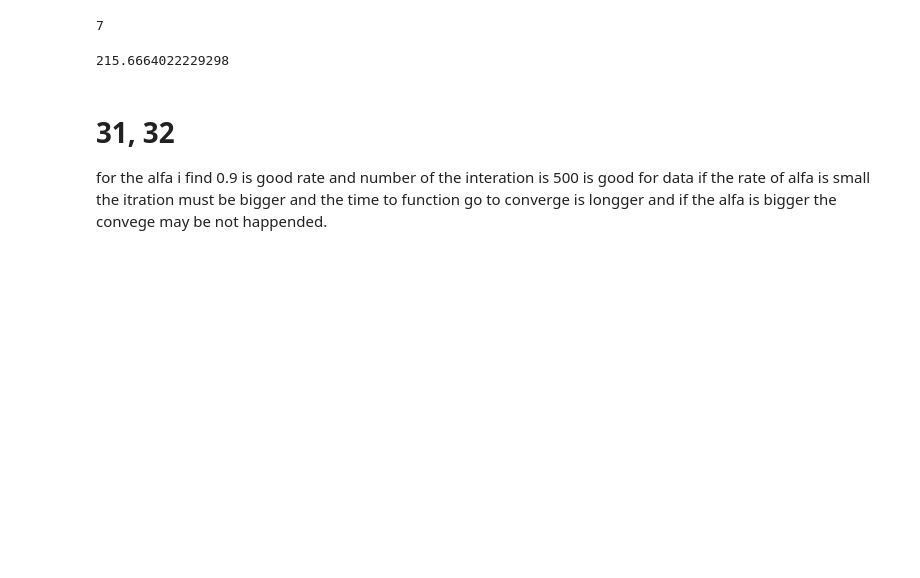
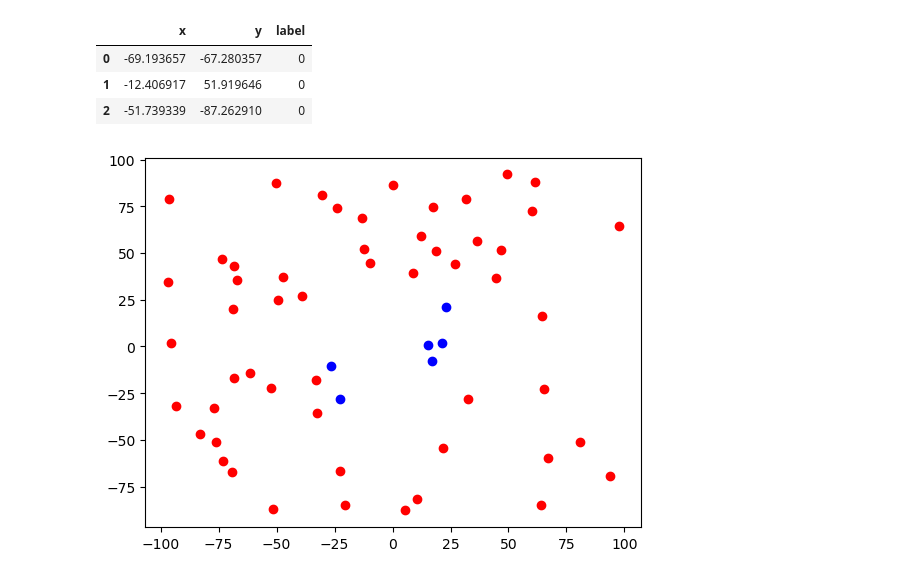
Before and after one commit to mohammad-sadegh-ilaghi/machine_learning_exercises, a Jupyter notebook: project.ipynb, the cells around one changed output. Cells and saved outputs as stored; diff of their text form; code cells hidden in the pictures; blank space fills up the shorter version.

```diff
--- a/project.ipynb
+++ b/project.ipynb
@@ -419,8 +0,0 @@ w_train , b_train = grudiant_decsion(x_train[1:], y_train, [np.random.randint(10
-# %%
-compute_cost_multi_feature(x_test, y_test, w_train, b_train)
-# %% [output]
-7
-215.6664022229298
-# %% [markdown]
-# 31, 32
-for the alfa i find 0.9 is good rate and number of the interation is 500 is good for data if the rate of alfa is small the itration must be bigger and the time to function go to converge is longger and if the alfa is bigger the convege may be not happended.
@@ -426,0 +6,17 @@ for the alfa i find 0.9 is good rate and number of the interation is 500 is good
+# %%
+data = pd.read_csv('dataset.csv')
+data[:3]
+# %% [output]
+|  | x | y | label |
+| 0 | -69.193657 | -67.280357 | 0 |
+| 1 | -12.406917 | 51.919646 | 0 |
+| 2 | -51.739339 | -87.262910 | 0 |
+# %%
+zero_label = data[data['label'] == 0]
+one_label  = data[data['label'] == 1]
+
+plt.scatter(zero_label['x'], zero_label['y'], color='red')
+plt.scatter(one_label['x'], one_label['y'], color='blue')
+plt.show()
+# %% [output]
+[figure, added]
```
Also changed, not shown: parts of 60 cells of this notebook, 6 other files.
